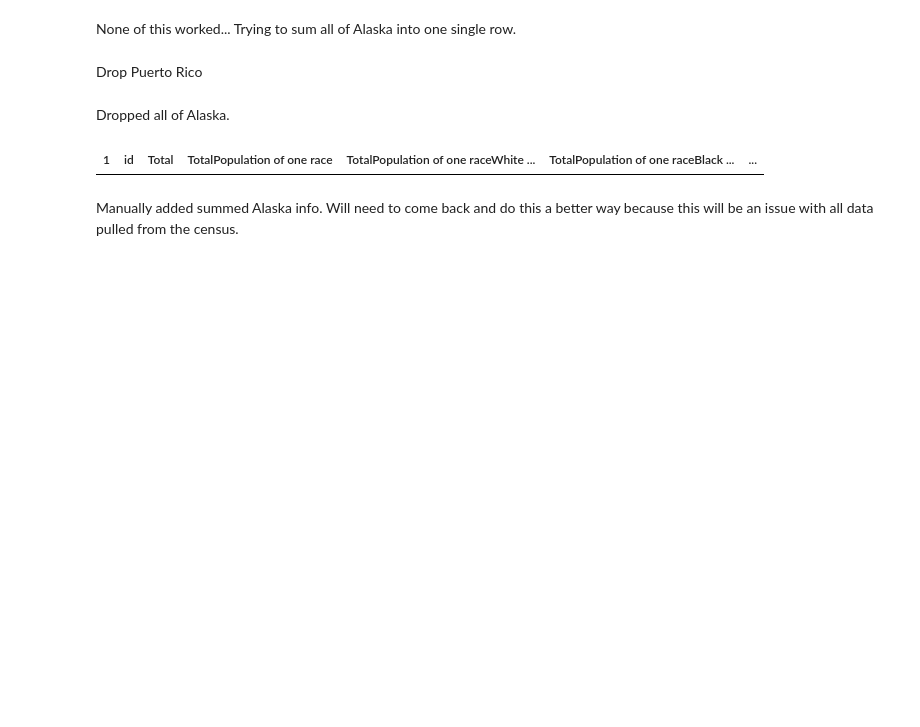
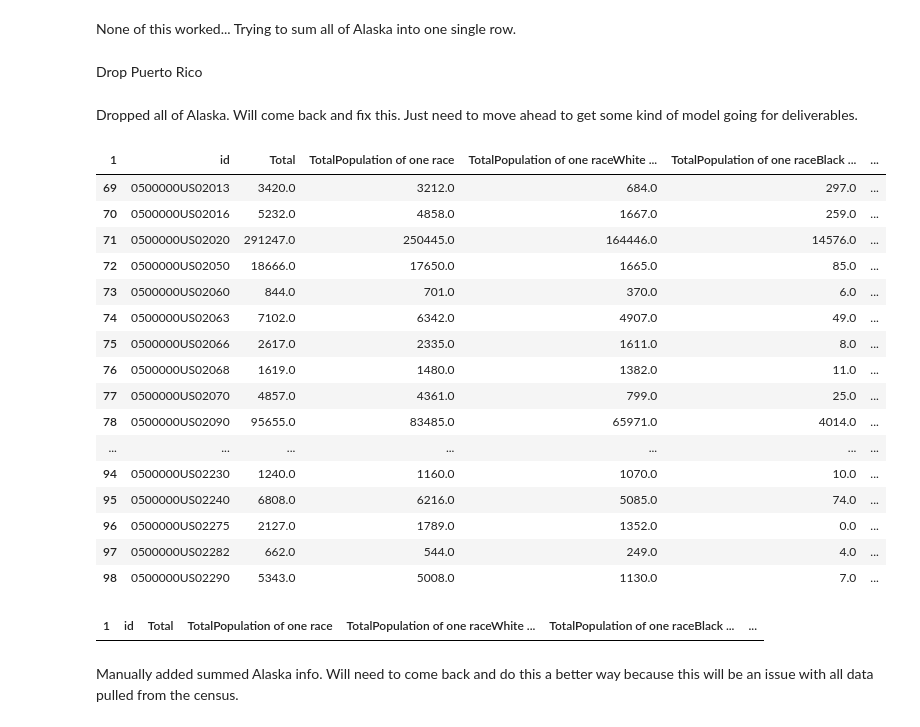
Before and after one commit to AngieKay/2016-Election-by-County, a Jupyter notebook: df_race.ipynb, the cells around one changed output. Drawn from its saved outputs; the diff is of its cells as text; code cells hidden in the pictures; blank space fills up the shorter version.

```diff
--- a/df_race.ipynb
+++ b/df_race.ipynb
@@ -71,7 +57,7 @@ Drop Puerto Rico
 pr = df_race.loc[df_race['State'].str.contains('Puerto Rico', case=False)]
 # %%
 df_race = df_race.drop(pr.index, axis = 0)
-# %% [markdown]
-Dropped all of Alaska.
+# %% [markdown]
+Dropped all of Alaska. Will come back and fix this. Just need to move ahead to get some kind of model going for deliverables.
 # %%
 alaska = df_race.loc[df_race['State'].str.contains('Alaska', case=False)]
@@ -78,2 +66,22 @@ alaska = df_race.loc[df_race['State'].str.contains('Alaska', case=False)]
+# %%
+df_race_Alaska
+# %% [output]
+| 1 | id | Total | TotalPopulation of one race | TotalPopulation of one raceWhite ... | TotalPopulation of one raceBlack ... | ... |
+| 69 | 0500000US02013 | 3420.0 | 3212.0 | 684.0 | 297.0 | ... |
+| 70 | 0500000US02016 | 5232.0 | 4858.0 | 1667.0 | 259.0 | ... |
+| 71 | 0500000US02020 | 291247.0 | 250445.0 | 164446.0 | 14576.0 | ... |
+| 72 | 0500000US02050 | 18666.0 | 17650.0 | 1665.0 | 85.0 | ... |
+| 73 | 0500000US02060 | 844.0 | 701.0 | 370.0 | 6.0 | ... |
+| 74 | 0500000US02063 | 7102.0 | 6342.0 | 4907.0 | 49.0 | ... |
+| 75 | 0500000US02066 | 2617.0 | 2335.0 | 1611.0 | 8.0 | ... |
+| 76 | 0500000US02068 | 1619.0 | 1480.0 | 1382.0 | 11.0 | ... |
+| 77 | 0500000US02070 | 4857.0 | 4361.0 | 799.0 | 25.0 | ... |
+| 78 | 0500000US02090 | 95655.0 | 83485.0 | 65971.0 | 4014.0 | ... |
+| ... | ... | ... | ... | ... | ... | ... |
+| 94 | 0500000US02230 | 1240.0 | 1160.0 | 1070.0 | 10.0 | ... |
+| 95 | 0500000US02240 | 6808.0 | 6216.0 | 5085.0 | 74.0 | ... |
+| 96 | 0500000US02275 | 2127.0 | 1789.0 | 1352.0 | 0.0 | ... |
+| 97 | 0500000US02282 | 662.0 | 544.0 | 249.0 | 4.0 | ... |
+| 98 | 0500000US02290 | 5343.0 | 5008.0 | 1130.0 | 7.0 | ... |
 # %%
 df_race = df_race.drop(alaska.index, axis = 0)
```
Also changed, not shown: parts of 25 cells of this notebook, 8 other files.
